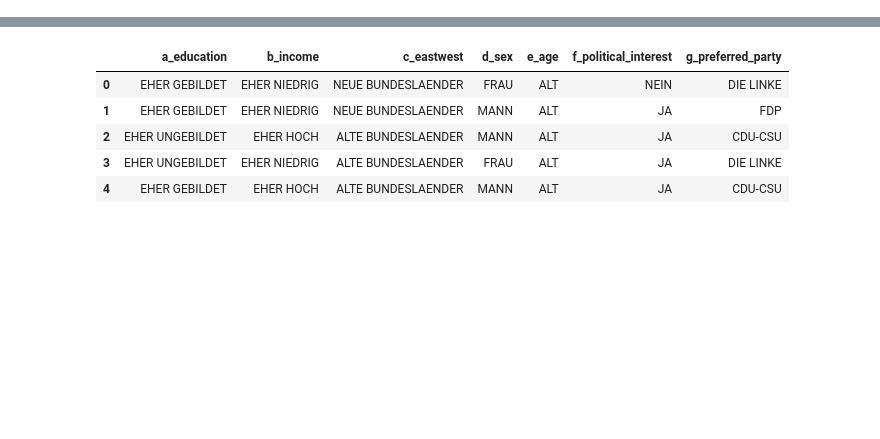
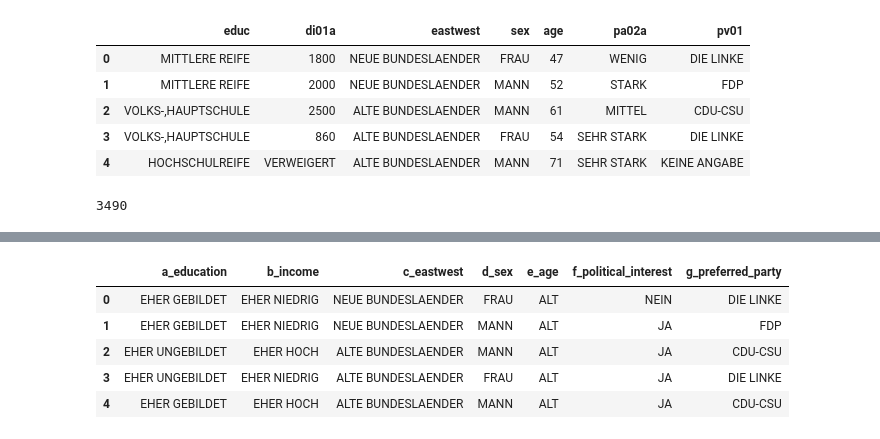
Before and after one commit to christophsaffer/Categorical_models, a Jupyter notebook: data_report01.ipynb, the cells around one changed output, grey strips where cells are left out. Cells and saved outputs as stored; diff of their text form; code cells hidden in the pictures; blank space fills up the shorter version.

```diff
--- a/data_report01.ipynb
+++ b/data_report01.ipynb
@@ -6,0 +20,16 @@ catmod = Categ("allbus2016")
+# %%
+import pandas as pd
+data_table = pd.read_stata('data_sets/allbus2016/allbus2016.dta',
+                           columns=['educ', 'di01a', 'eastwest', 'sex', 'age', 'pa02a', 'pv01'])
+data_table.head()
+# %% [output]
+|  | educ | di01a | eastwest | sex | age | pa02a | pv01 |
+| 0 | MITTLERE REIFE | 1800 | NEUE BUNDESLAENDER | FRAU | 47 | WENIG | DIE LINKE |
+| 1 | MITTLERE REIFE | 2000 | NEUE BUNDESLAENDER | MANN | 52 | STARK | FDP |
+| 2 | VOLKS-,HAUPTSCHULE | 2500 | ALTE BUNDESLAENDER | MANN | 61 | MITTEL | CDU-CSU |
+| 3 | VOLKS-,HAUPTSCHULE | 860 | ALTE BUNDESLAENDER | FRAU | 54 | SEHR STARK | DIE LINKE |
+| 4 | HOCHSCHULREIFE | VERWEIGERT | ALTE BUNDESLAENDER | MANN | 71 | SEHR STARK | KEINE ANGABE |
+# %%
+len(data_table)
+# %% [output]
+3490
```
Also changed, not shown: parts of 60 cells of this notebook, 8 other files.
